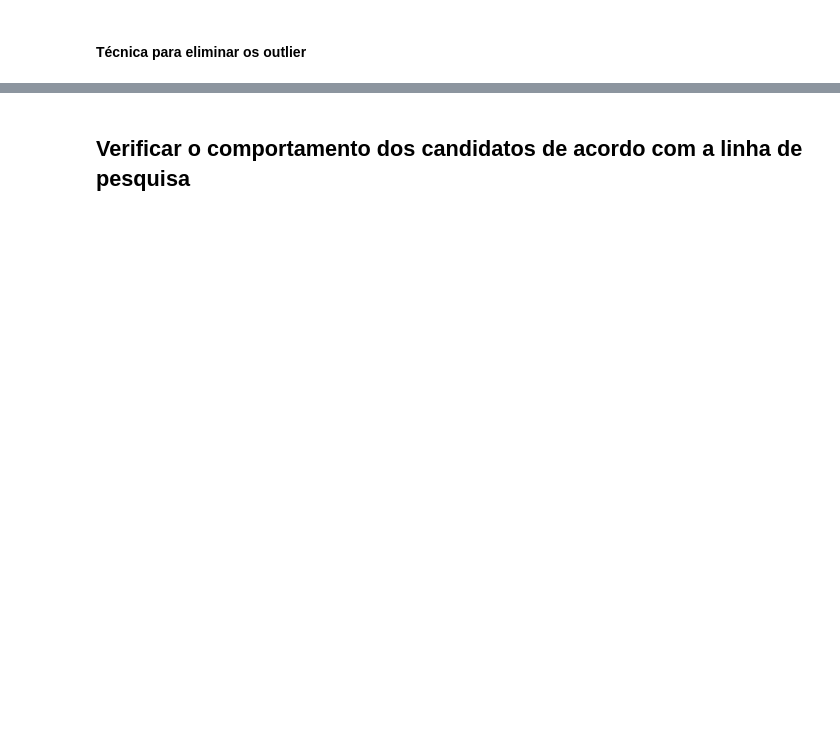
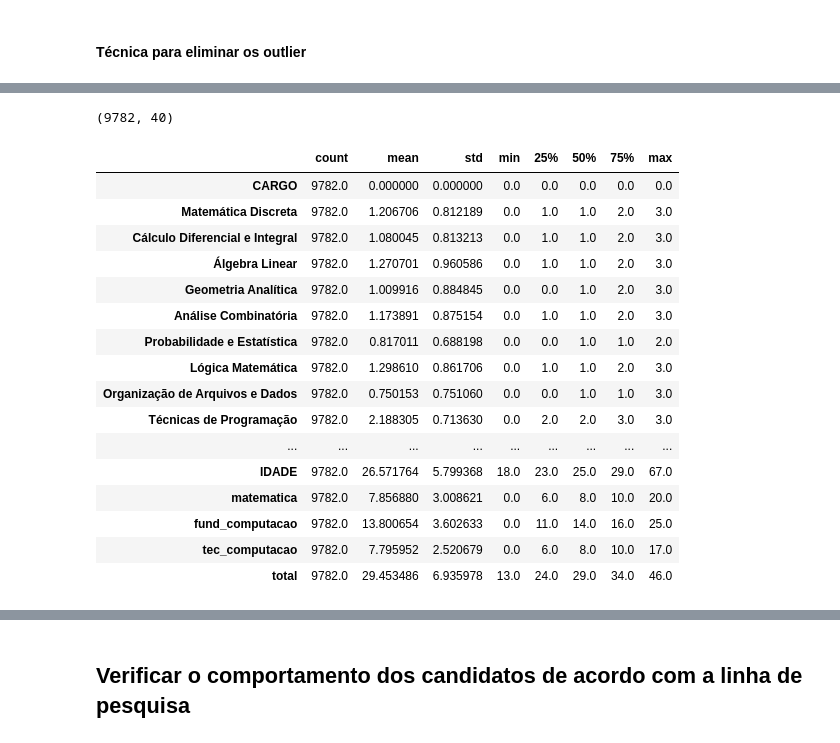
Before and after one commit to jeancarloscc/OrientPOSCOMP-System, a Jupyter notebook: transformacao_v1.ipynb, the cells around one changed output, grey strips where cells are left out. Saved outputs shown, nothing was run; the diff lists cells and outputs as text; code cells hidden in the pictures; blank space fills up the shorter version.

```diff
--- a/transformacao_v1.ipynb
+++ b/transformacao_v1.ipynb
@@ -204,7 +255,7 @@ sns.boxplot(y=dados_poscomp["total"]);
 df = dados_poscomp.copy()
 # %%
 def check_outlier(value, quantiles, amplitude):
-    if (value < quantiles[0] - (1.5 * amplitude)) or (value > quantiles[2] + (1.5 * amplitude)):
+    if (value < quantiles[0] - (1 * amplitude)) or (value > quantiles[2] + (1 * amplitude)):
         return True
     return False
 # %%
@@ -232,5 +295,27 @@ sns.boxplot(y=df["total"]);
 df = df.loc[~((df["outlier_nota"]))]
 df = df.iloc[:,:-1]
 df.shape
+# %% [output]
+(9782, 40)
+# %%
+df.describe().T
+# %% [output]
+|  | count | mean | std | min | 25% | 50% | 75% | max |
+| CARGO | 9782.0 | 0.000000 | 0.000000 | 0.0 | 0.0 | 0.0 | 0.0 | 0.0 |
+| Matemática Discreta | 9782.0 | 1.206706 | 0.812189 | 0.0 | 1.0 | 1.0 | 2.0 | 3.0 |
+| Cálculo Diferencial e Integral | 9782.0 | 1.080045 | 0.813213 | 0.0 | 1.0 | 1.0 | 2.0 | 3.0 |
+| Álgebra Linear | 9782.0 | 1.270701 | 0.960586 | 0.0 | 1.0 | 1.0 | 2.0 | 3.0 |
+| Geometria Analítica | 9782.0 | 1.009916 | 0.884845 | 0.0 | 0.0 | 1.0 | 2.0 | 3.0 |
+| Análise Combinatória | 9782.0 | 1.173891 | 0.875154 | 0.0 | 1.0 | 1.0 | 2.0 | 3.0 |
+| Probabilidade e Estatística | 9782.0 | 0.817011 | 0.688198 | 0.0 | 0.0 | 1.0 | 1.0 | 2.0 |
+| Lógica Matemática | 9782.0 | 1.298610 | 0.861706 | 0.0 | 1.0 | 1.0 | 2.0 | 3.0 |
+| Organização de Arquivos e Dados | 9782.0 | 0.750153 | 0.751060 | 0.0 | 0.0 | 1.0 | 1.0 | 3.0 |
+| Técnicas de Programação | 9782.0 | 2.188305 | 0.713630 | 0.0 | 2.0 | 2.0 | 3.0 | 3.0 |
+| ... | ... | ... | ... | ... | ... | ... | ... | ... |
+| IDADE | 9782.0 | 26.571764 | 5.799368 | 18.0 | 23.0 | 25.0 | 29.0 | 67.0 |
+| matematica | 9782.0 | 7.856880 | 3.008621 | 0.0 | 6.0 | 8.0 | 10.0 | 20.0 |
+| fund_computacao | 9782.0 | 13.800654 | 3.602633 | 0.0 | 11.0 | 14.0 | 16.0 | 25.0 |
+| tec_computacao | 9782.0 | 7.795952 | 2.520679 | 0.0 | 6.0 | 8.0 | 10.0 | 17.0 |
+| total | 9782.0 | 29.453486 | 6.935978 | 13.0 | 24.0 | 29.0 | 34.0 | 46.0 |
 # %%
 print(f'Perda - {(374 / 9849) * 100:.2f}% dos dados') # informação importante
```
Also changed, not shown: parts of 28 cells of this notebook, 12 other files.
